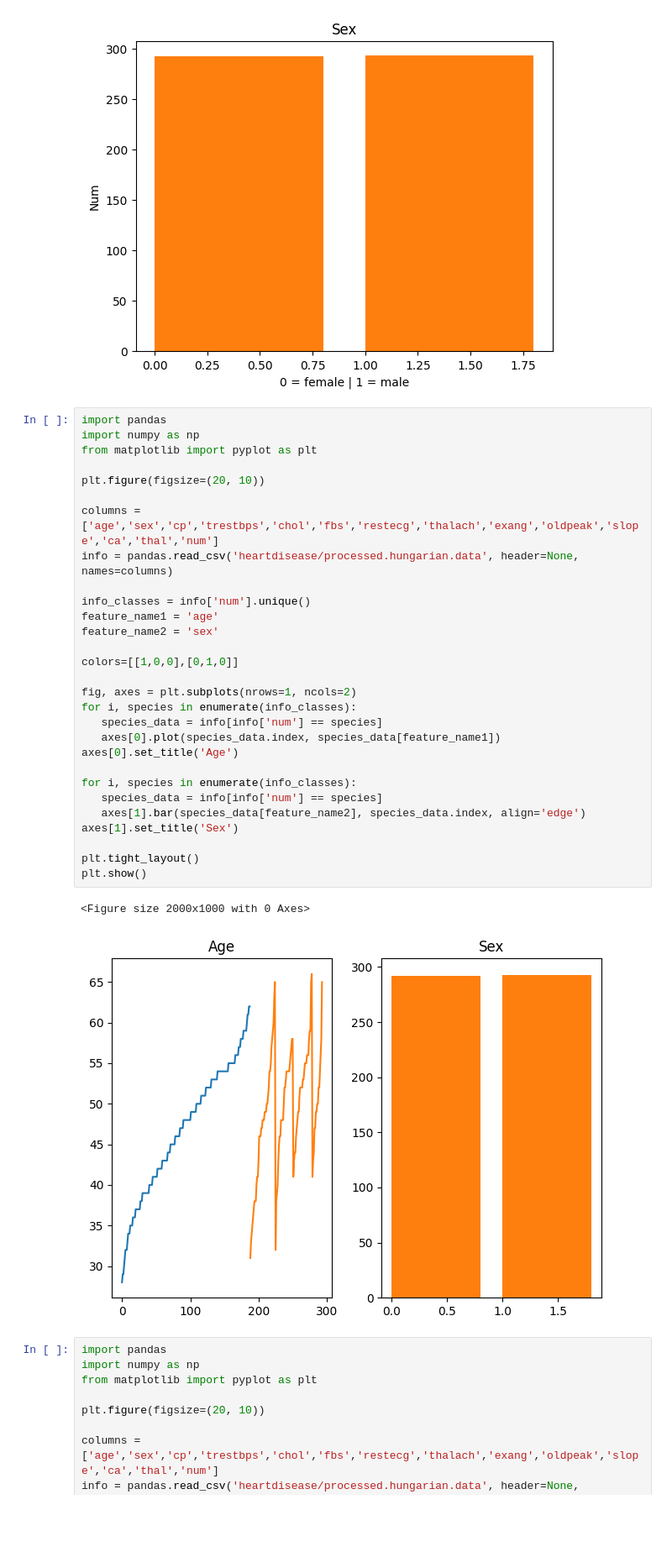
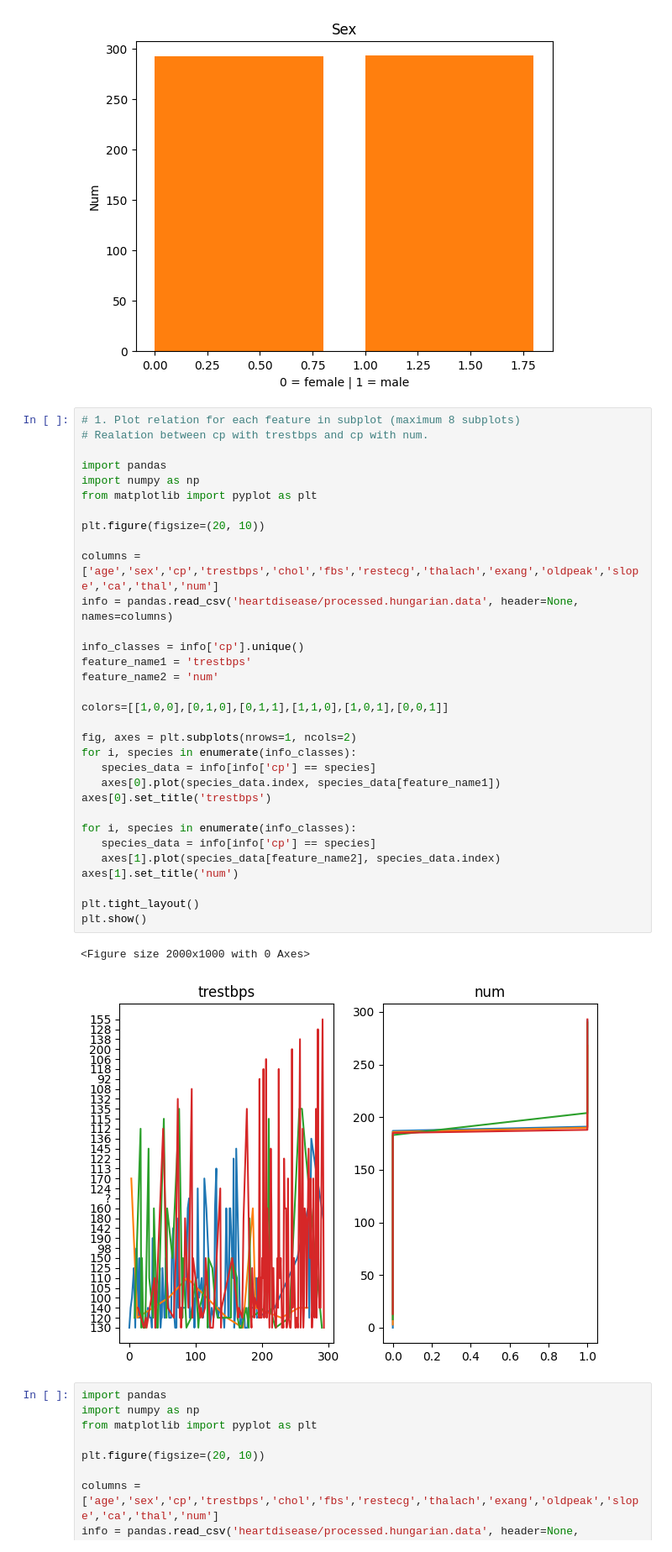
Before and after one commit to LABforLeraning/AI, a Jupyter notebook: Assignment-05.ipynb, the cells around one changed output. Shown: that part at 84% size. Saved outputs shown, nothing was run; the diff lists cells and outputs as text; blank space fills up the shorter version.

```diff
--- a/Assignment-05.ipynb
+++ b/Assignment-05.ipynb
@@ -66,37 +67,40 @@ plt.xlabel('0 = female | 1 = male')
 Text(0.5, 0, '0 = female | 1 = male')
 [figure]
 # %%
+# 1. Plot relation for each feature in subplot (maximum 8 subplots)
+# Realation between cp with trestbps and cp with num.
+
 import pandas
 import numpy as np
 from matplotlib import pyplot as plt
 
 plt.figure(figsize=(20, 10))
 
 columns = ['age','sex','cp','trestbps','chol','fbs','restecg','thalach','exang','oldpeak','slope','ca','thal','num']
 info = pandas.read_csv('heartdisease/processed.hungarian.data', header=None, names=columns)
 
-info_classes = info['num'].unique()
-feature_name1 = 'age'
-feature_name2 = 'sex'
+info_classes = info['cp'].unique()
+feature_name1 = 'trestbps'
+feature_name2 = 'num'
 
-colors=[[1,0,0],[0,1,0]]
+colors=[[1,0,0],[0,1,0],[0,1,1],[1,1,0],[1,0,1],[0,0,1]]
 
 fig, axes = plt.subplots(nrows=1, ncols=2)
 for i, species in enumerate(info_classes):
-   species_data = info[info['num'] == species]
+   species_data = info[info['cp'] == species]
    axes[0].plot(species_data.index, species_data[feature_name1])
-axes[0].set_title('Age')
+axes[0].set_title('trestbps')
 
 for i, species in enumerate(info_classes):
-   species_data = info[info['num'] == species]
-   axes[1].bar(species_data[feature_name2], species_data.index, align='edge')
-axes[1].set_title('Sex')
+   species_data = info[info['cp'] == species]
+   axes[1].plot(species_data[feature_name2], species_data.index)
+axes[1].set_title('num')
 
 plt.tight_layout()
 plt.show()
 # %% [output]
 <Figure size 2000x1000 with 0 Axes>
-[figure, old version]
+[figure, new version]
 # %%
 import pandas
 import numpy as np
```
Also changed, not shown: parts of 1 cell of this notebook.
